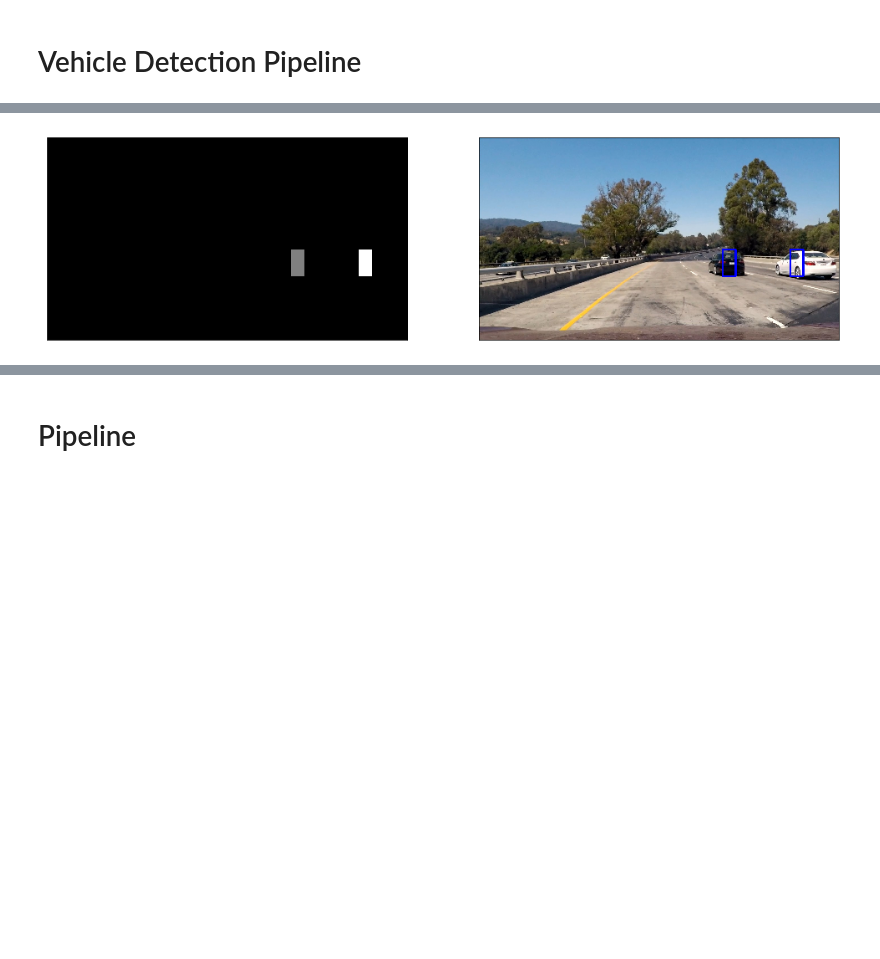
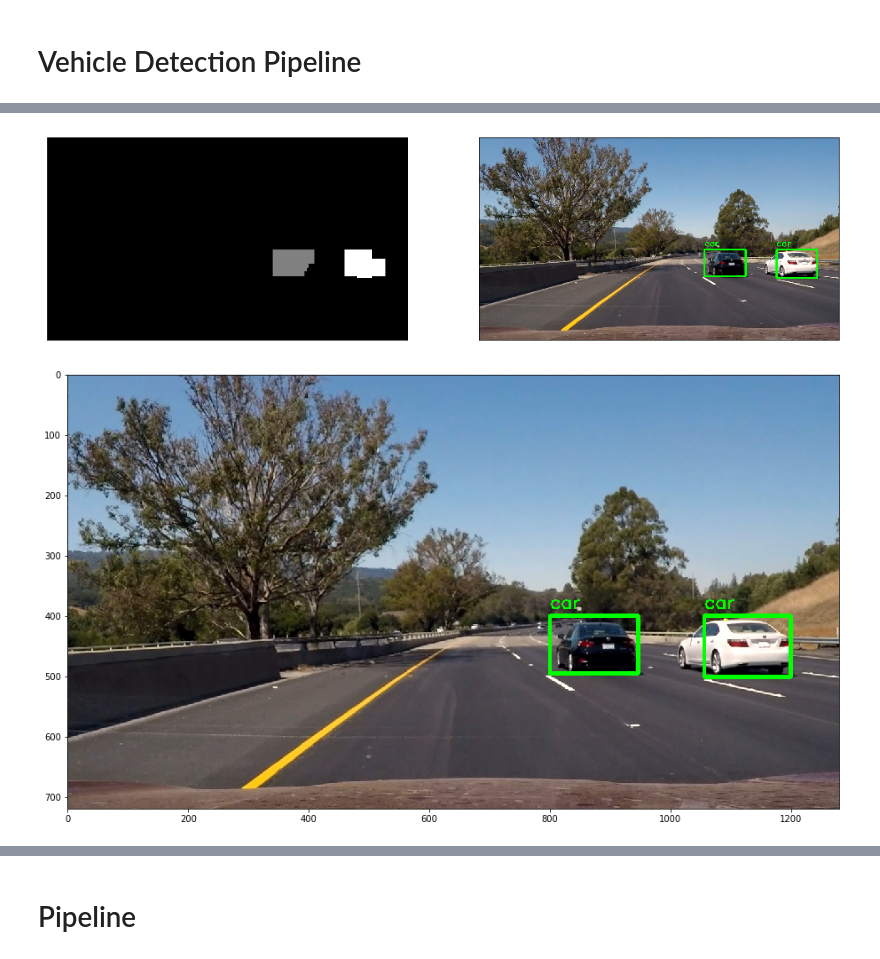
Before and after one commit to stefancyliax/CarND-Vehicle-Detection, a Jupyter notebook: P5_Vehicle_Detection.ipynb, the cells around one changed output, grey strips where cells are left out. Saved outputs shown, nothing was run; the diff lists cells and outputs as text; code cells hidden in the pictures; blank space fills up the shorter version.

```diff
--- a/P5_Vehicle_Detection.ipynb
+++ b/P5_Vehicle_Detection.ipynb
@@ -66,7 +66,7 @@ def load_dataset(subset=None):
 
     return cars, notcars
 
-cars, notcars = load_dataset(subset=500)
+cars, notcars = load_dataset(subset=100)
 
 print('Dataset loaded! Number of car samples:', len(cars), '. Number of non-car samples:', len(notcars))
 # %% [output]
@@ -498,7 +482,6 @@ print_example_images(img, result)
 # Define a function you will pass an image and return a list of images to be searched
 def find_cars(img, ystart, ystop, scale, svc, X_scaler, orient, pix_per_cell, cell_per_block, spatial_size, hist_bins):
     bbox_list = []
-    draw_img = np.copy(img)
     # scale image
     img = img.astype(np.float32)
 
@@ -564,11 +547,9 @@ def find_cars(img, ystart, ystop, scale, svc, X_scaler, orient, pix_per_cell, ce
                 xbox_left = np.int(xleft * scale)
                 ytop_draw = np.int(ytop * scale)
                 win_draw = np.int(window * scale)
-                cv2.rectangle(draw_img, (xbox_left, ytop_draw + ystart),
-                              (xbox_left + win_draw, ytop_draw + win_draw + ystart), (0, 0, 1), 6)
                 bbox_list.append([(xbox_left, ytop_draw + ystart),(xbox_left + win_draw, ytop_draw + win_draw + ystart)])
 
-    return draw_img, bbox_list
+    return bbox_list
 
 ## Demo
 
@@ -576,7 +557,15 @@ ystart = 400
 ystop = 656
 scale = 1.5
 
-img = load_image('./test_images/test1.jpg')
-result, bbox_list = find_cars(img, ystart, ystop, scale, svc, X_scaler, orient, pix_per_cell, cell_per_block, spatial_size, hist_bins)
-print_example_images(img, result)
+img = load_image('./test_images/test6.jpg')
+bbox_list1 = find_cars(img, ystart, ystop, 1.5, svc, X_scaler, orient, pix_per_cell, cell_per_block, spatial_size, hist_bins)
+print_example_images(img, draw_boxes(img, bbox_list1))
+bbox_list2 = find_cars(img, ystart, ystop, 1, svc, X_scaler, orient, pix_per_cell, cell_per_block, spatial_size, hist_bins)
+print_example_images(img, draw_boxes(img, bbox_list2))
+bbox_list3 = find_cars(img, ystart, ystop, 0.8, svc, X_scaler, orient, pix_per_cell, cell_per_block, spatial_size, hist_bins)
+print_example_images(img, draw_boxes(img, bbox_list3))
+bbox_list4 = find_cars(img, ystart, ystop, 2, svc, X_scaler, orient, pix_per_cell, cell_per_block, spatial_size, hist_bins)
+print_example_images(img, draw_boxes(img, bbox_list4))
+
+bbox_list = bbox_list1 + bbox_list2 + bbox_list3 + bbox_list4
 # %% [output]
@@ -614,6 +604,8 @@ def apply_threshold(heatmap, threshold):
     # Return thresholded map
     return heatmap
 
-heatmap = apply_threshold(heatmap,1)
-print_example_images(result, heatmap)
+heatmap = apply_threshold(heatmap,2)
+plt.imshow(heatmap, cmap='hot')
+plt.colorbar()
+plt.show()
 # %% [output]
@@ -633,22 +625,34 @@ plt.imshow(labels[0], cmap='gray')
 # %%
-def draw_labeled_bboxes(img, labels):
+def draw_labeled_bboxes(img, labels, color=(0,1,0)):
     # Iterate through all detected cars
     for car_number in range(1, labels[1]+1):
         # Find pixels with each car_number label value
         nonzero = (labels[0] == car_number).nonzero()
         # Identify x and y values of those pixels
         nonzeroy = np.array(nonzero[0])
         nonzerox = np.array(nonzero[1])
         # Define a bounding box based on min/max x and y
-        bbox = ((np.min(nonzerox), np.min(nonzeroy)), (np.max(nonzerox), np.max(nonzeroy)))
+        ymin = np.min(nonzeroy)
+        ymax = np.max(nonzeroy)
+        xmin = np.min(nonzerox)
+        xmax = np.max(nonzerox)
+        bbox = ((xmin, ymin), (xmax, ymax))
         # Draw the box on the image
-        cv2.rectangle(img, bbox[0], bbox[1], (0,0,1), 6)
+        cv2.rectangle(img, bbox[0], bbox[1], color, 6)
+
+        font = cv2.FONT_HERSHEY_SIMPLEX
+        text = 'car'
+        cv2.putText(img,text, (xmin,ymin-12), font, 1, (0,1,0),2)
     # Return the image
     return img
 
 # Draw bounding boxes on a copy of the image
 draw_img = draw_labeled_bboxes(np.copy(img), labels)
 # Display the image
 print_example_images(labels[0], draw_img)
+plt.figure(figsize=(17,9))
+plt.imshow(draw_img, cmap='gray')
+plt.show()
 # %% [output]
-[figure, old version]
+[figure, new version]
+[figure, added]
```
Also changed, not shown: parts of 17 cells of this notebook.
